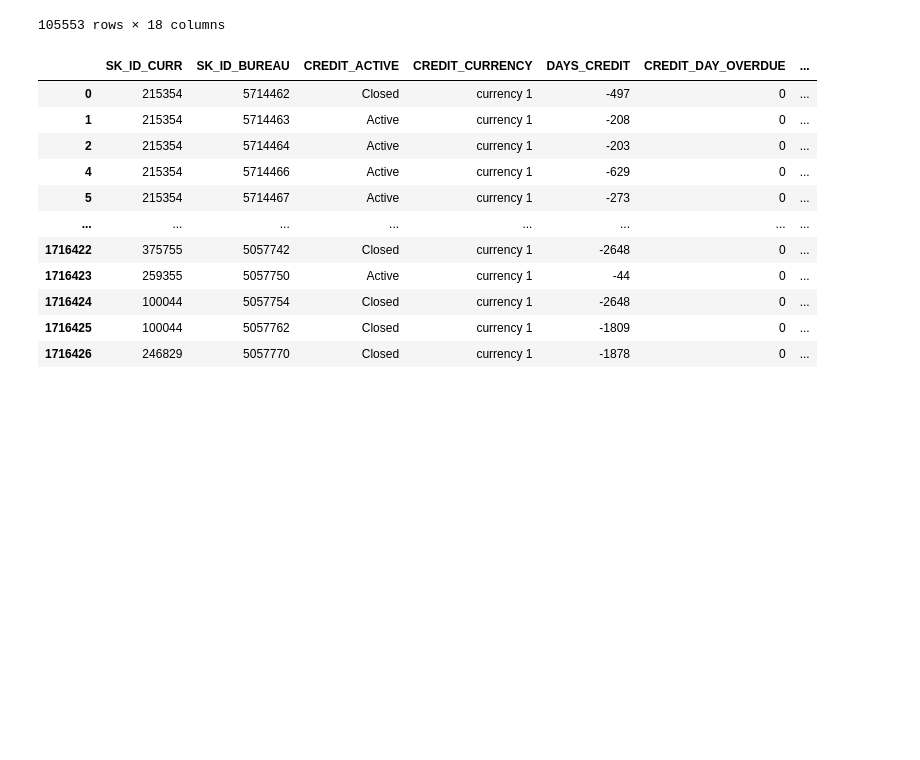
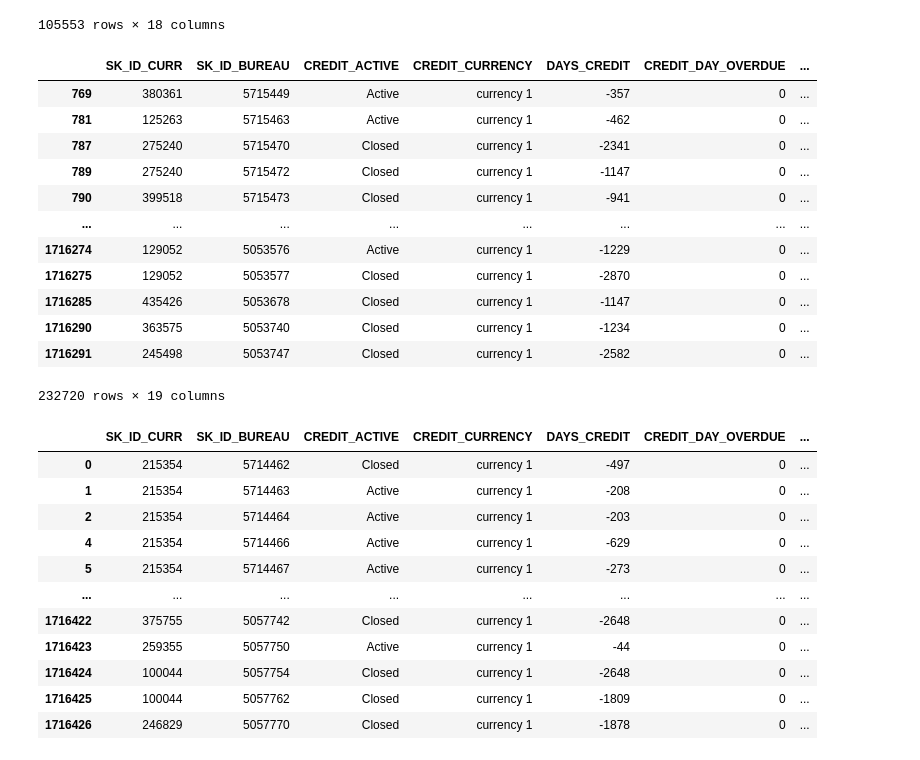
Before and after one commit to hung20gg/datavis_final, a Jupyter notebook: eda/bureau.ipynb, the cells around one changed output. Drawn from its saved outputs; the diff is of its cells as text; code cells hidden in the pictures; blank space fills up the shorter version.

```diff
--- a/eda/bureau.ipynb
+++ b/eda/bureau.ipynb
@@ -170,6 +203,23 @@ bureau[bureau['DAYS_CREDIT_ENDDATE'].isnull()]
 | 1716396 | 181001 | 5057529 | Closed | currency 1 | -339 | 0 | ... |
 | 1716427 | 246829 | 5057778 | Closed | currency 1 | -463 | 0 | ... |
 105553 rows × 18 columns
+# %%
+dfg = bureau[(bureau['AMT_ANNUITY']>0)&(bureau['AMT_ANNUITY'].notnull())]
+dfg
+# %% [output]
+|  | SK_ID_CURR | SK_ID_BUREAU | CREDIT_ACTIVE | CREDIT_CURRENCY | DAYS_CREDIT | CREDIT_DAY_OVERDUE | ... |
+| 769 | 380361 | 5715449 | Active | currency 1 | -357 | 0 | ... |
+| 781 | 125263 | 5715463 | Active | currency 1 | -462 | 0 | ... |
+| 787 | 275240 | 5715470 | Closed | currency 1 | -2341 | 0 | ... |
+| 789 | 275240 | 5715472 | Closed | currency 1 | -1147 | 0 | ... |
+| 790 | 399518 | 5715473 | Closed | currency 1 | -941 | 0 | ... |
+| ... | ... | ... | ... | ... | ... | ... | ... |
+| 1716274 | 129052 | 5053576 | Active | currency 1 | -1229 | 0 | ... |
+| 1716275 | 129052 | 5053577 | Closed | currency 1 | -2870 | 0 | ... |
+| 1716285 | 435426 | 5053678 | Closed | currency 1 | -1147 | 0 | ... |
+| 1716290 | 363575 | 5053740 | Closed | currency 1 | -1234 | 0 | ... |
+| 1716291 | 245498 | 5053747 | Closed | currency 1 | -2582 | 0 | ... |
+232720 rows × 19 columns
 # %%
 bureau_limit_duration = bureau[~bureau['DAYS_CREDIT_ENDDATE'].isnull()]
 bureau_limit_duration
```
Also changed, not shown: parts of 12 cells of this notebook, 7 other files.
